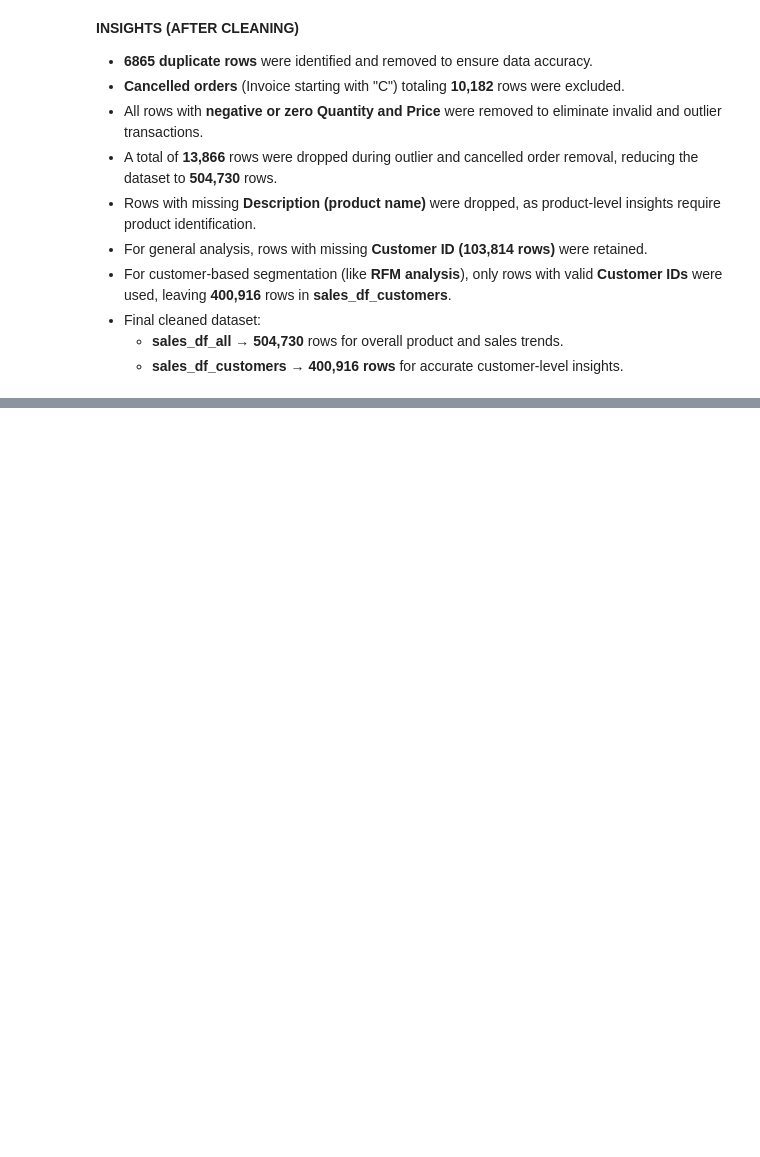
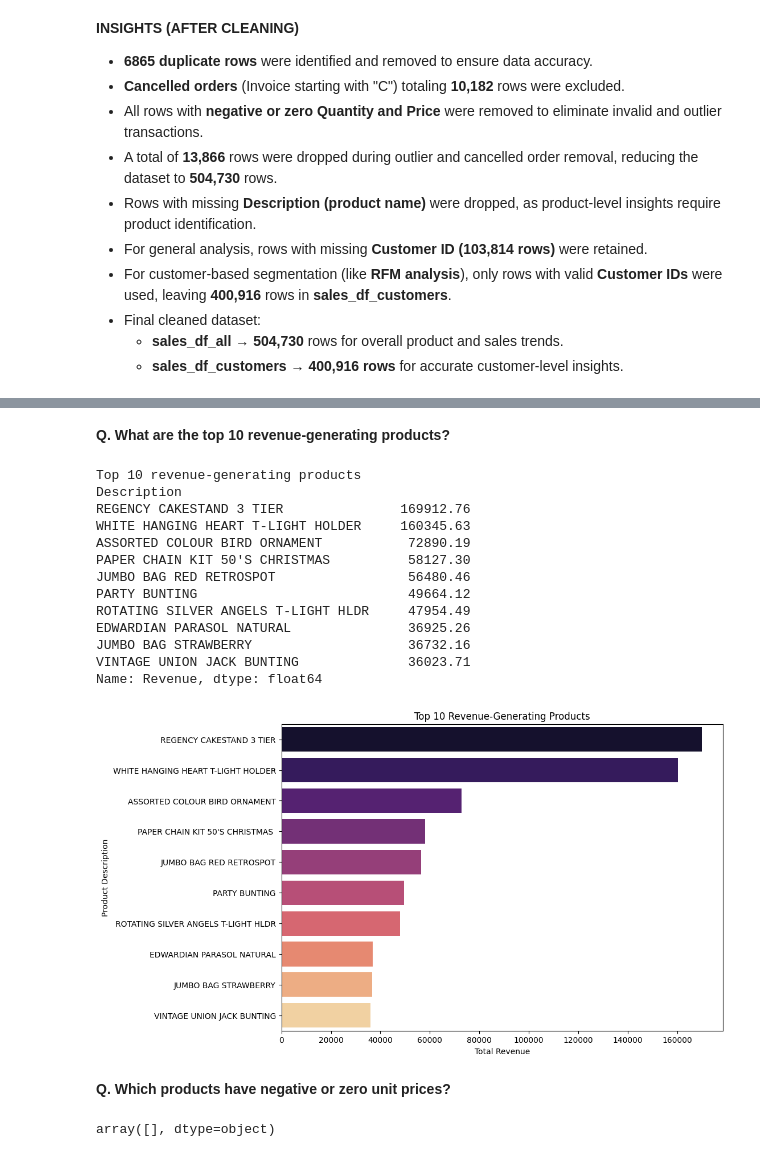
Before and after one commit to mariamkhan04/Online-Retail-Sales---EDA, a Jupyter notebook: eda.ipynb, the cells around one changed output, grey strips where cells are left out. Saved outputs shown, nothing was run; the diff lists cells and outputs as text; code cells hidden in the pictures; blank space fills up the shorter version.

```diff
--- a/eda.ipynb
+++ b/eda.ipynb
@@ -166,0 +243,41 @@ Total rows after cleaning(Customer-based):400916
+# %% [markdown]
+**Q. What are the top 10 revenue-generating products?**
+# %%
+sales_df_all['Revenue'] = sales_df_all['Quantity'] * sales_df_all['Price']
+non_products = ['Manual', 'POSTAGE', 'DOTCOM POSTAGE']
+sales_df_filtered = sales_df_all[~sales_df_all['Description'].isin(non_products)]
+top_products_by_revenue = sales_df_filtered.groupby('Description')['Revenue'].sum().sort_values(ascending=False).head(10)
+print(f"\nTop 10 revenue-generating products\n{top_products_by_revenue}")
+
+plt.figure(figsize=(10, 7))
+sns.barplot(x=top_products_by_revenue.values,
+            y=top_products_by_revenue.index,
+            hue=top_products_by_revenue.index,
+            palette='magma',
+            legend=False)
+plt.title('Top 10 Revenue-Generating Products')
+plt.xlabel('Total Revenue')
+plt.ylabel('Product Description')
+plt.show()
+# %% [output]
+Top 10 revenue-generating products
+Description
+REGENCY CAKESTAND 3 TIER               169912.76
+WHITE HANGING HEART T-LIGHT HOLDER     160345.63
+ASSORTED COLOUR BIRD ORNAMENT           72890.19
+PAPER CHAIN KIT 50'S CHRISTMAS          58127.30
+JUMBO BAG RED RETROSPOT                 56480.46
+PARTY BUNTING                           49664.12
+ROTATING SILVER ANGELS T-LIGHT HLDR     47954.49
+EDWARDIAN PARASOL NATURAL               36925.26
+JUMBO BAG STRAWBERRY                    36732.16
+VINTAGE UNION JACK BUNTING              36023.71
+Name: Revenue, dtype: float64
+[figure, added]
+# %% [markdown]
+**Q. Which products have negative or zero unit prices?**
+# %%
+products_with_invalid_price = sales_df_all[sales_df_all['Price'] <= 0]['Description'].unique()
+products_with_invalid_price
+# %% [output]
+array([], dtype=object)
```
Also changed, not shown: parts of 30 cells of this notebook.
